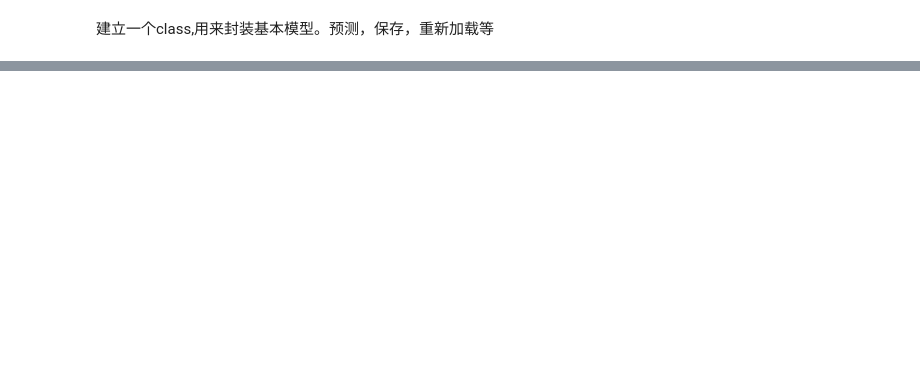
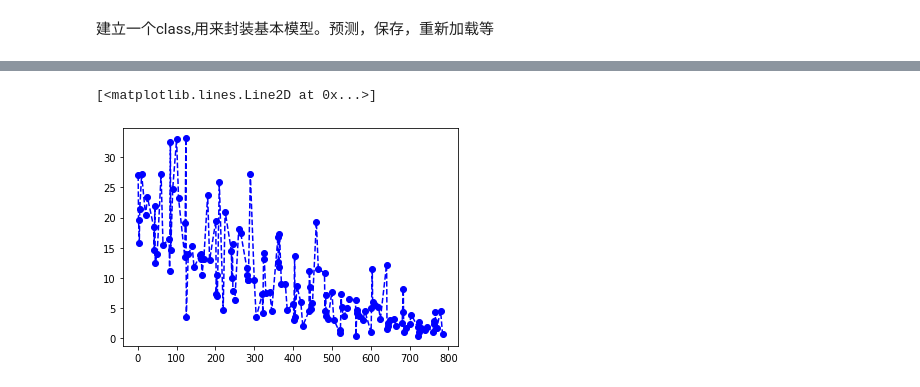
Before and after one commit to Xuweijia-buaa/python_test, a Jupyter notebook: FM-type-model-core-code-demo.ipynb, the cells around one changed output, grey strips where cells are left out. Cells and saved outputs as stored; diff of their text form; code cells hidden in the pictures; blank space fills up the shorter version.

```diff
--- a/FM-type-model-core-code-demo.ipynb
+++ b/FM-type-model-core-code-demo.ipynb
@@ -532,7 +563,7 @@ FM部分相同，但共享底层的embedding部分。把样本原始离散特征
 # %%
 # deepFM： 标准的。 或者上述k个元素作为特征统一拼到deep的
 class deepFM(nn.Module):
-    def __init__(self,n_field,n_features,embed_size,hiddens,dropout=0,batchnorm=True):
+    def __init__(self,n_field,n_features,embed_size,hiddens,dropout=0,batchnorm=True,init_w=False):
         """
         标准DeepFM
         n_field: 原始特征数目
@@ -560,7 +591,8 @@ class deepFM(nn.Module):
         self.mlp=self.build_mlp(input_size,hiddens)                           #多层mlp.输出hidden  是一个ModuleList
         self.finallinear=nn.Linear(hiddens[-1],1,bias=True)                   #最后一层linear
 
-        #self.__init_deep_weight__()                                           # 初始化权重。(可以按情况调用。现在用kaiming)
+        if init_w:
+            self.__init_deep_weight__()                                       # 初始化权重。(可以按情况调用。现在用kaiming)
 
     def __init_wide_weight__(self):              # 初始化权重.默认是N(0,1)
         inn=n_features-1
@@ -616,10 +648,10 @@ class deepFM(nn.Module):
         batch_size=f_p.shape[0]
 
         # FM-part    每个filed 向量22交互
-        w=self.W(f_p).reshape(batch_size,-1)              # B,n   每个样本根据原始特征，找到对应位置处的w
+        w=self.W(f_p.long()).reshape(batch_size,-1)       # B,n   每个样本根据原始特征，找到对应位置处的w
         y_score1=self.w0 + torch.sum(torch.mul(w,f_x),1)  # B,1   wixi+b  B,n -->   B,1.  要是不sum，也可以作为n个特征。
 
-        embed=self.feature_embed(f_p)                     # B,n,d 每个样本根据原始特征，找到对应位置处的embedding
+        embed=self.feature_embed(f_p.long())              # B,n,d 每个样本根据原始特征，找到对应位置处的embedding
         embed=torch.mul(embed,f_x.unsqueeze(2))           # B,n,d 样本的每个向量乘上对应的xi： xi* embedding
         e_sum= torch.sum(embed,1)                         # B,d   每个样本。所有embedding对应维度元素相加，得到e_sum
         e_sum_square=torch.square(e_sum)                  # B,d   (e_sum)^2
@@ -632,7 +664,8 @@ class deepFM(nn.Module):
         x=torch.reshape(embed,[-1,self.n_field*self.k])           # 输入是所有原始特征对应embedding的拼接
         for layer in self.mlp:
             if(layer.__class__.__name__=='Linear'):
-                print(x.shape,x.mean(),x.std())        # 可以画一下数据分布
+                pass
+                #print(x.mean(),x.std())        # 可以画一下数据分布
             x=layer(x)
 
         y_deep=self.finallinear(x).squeeze(-1)         # (B，)
@@ -722,10 +763,9 @@ ss=StandardScaler()
 ss.fit(raw_df[con_col])                           #归一化
 raw_df[con_col]=ss.transform(raw_df[con_col])     # 测试做相同处理
 
-f_trans=FeaturePosTrans(dis_col,con_col,10)           # 映射到对应id. 出现10次以下的作为UNK
+f_trans=FeaturePosTrans(dis_col,con_col,0)           # 映射到对应id. 出现10次以下的作为UNK
 f_trans.fit(raw_df)
-feature_pos,feature_values=f_trans.transform(raw_df)  # 测试集做相同处理。用相同的原始con_col,dis_col。 总的
-
+feature_pos,feature_values=f_trans.transform(raw_df,label)  # 测试集做相同处理。用相同的原始con_col,dis_col。 label只是用来删除掉该列
 cols=dis_col+con_col
 # %% [markdown]
 处理过的数据，划分cv。 训练5个模型，用5个模型的平均作为最终结果（同时也保存这5个模型。作为衡量该模型最终表现的量度）
@@ -840,19 +983,23 @@ class WrapModel(object):
 # %%
 parser = argparse.ArgumentParser()                             # 超参数
 parser.add_argument('--embed_size', type=int, default=8)
-parser.add_argument('--hiddens', type=str, default='256,56,32',help='deepfm的mlp层数')
 parser.add_argument('--dropout', type=float, default=0,help='默认没有dropout')
 parser.add_argument('--batchnorm', type=bool, default=False,help='默认没有batchnorm')
-parser.add_argument('--epochs', type=int, default=5)
-parser.add_argument('--lr', type=float, default=8e-5,help='优化器步长')
+parser.add_argument('--epochs', type=int, default=20)
+parser.add_argument('--max_grad_norm', type=float, default=1.0)  #1
 parser.add_argument('--optimizer', type=str, default='adamaW')
-parser.add_argument('--max_grad_norm', type=float, default=1.0)
+parser.add_argument('--lr', type=float, default=0.001,help='优化器步长') # 8e-5
+parser.add_argument('--schedule_lr', type=bool, default=False,help='是否优化lr,先warm再降低')
+parser.add_argument('--init_w', type=bool, default=False,help='是否用xvaier/kaiming等随机初始化')
+parser.add_argument('--hiddens', type=str, default='256,56,32',help='deepfm的mlp层数')
+parser.add_argument('--batch_size', type=int, default=32)
+parser.add_argument('--display_steps', type=int, default=100,help='打印日志的step间隔')
+parser.add_argument('--eval_steps', type=int, default=500)
+parser.add_argument('--eval_batch_size', type=int, default=4096)
+parser.add_argument('--test_batch_size', type=int, default=32)
 parser.add_argument('--no-cuda', type=bool, default=False,help='是否用GPU')
 parser.add_argument('--gpu', type=int, default=0,help='GPU设备id')
 parser.add_argument('--random_seed', type=int, default=2020)
-parser.add_argument('--eval_steps', type=int, default=500)
-parser.add_argument('--display_steps', type=int, default=100)
-parser.add_argument('--eval_batch_size', type=int, default=4096)
 args = parser.parse_args(args=[])                              # jupyter里需要加args=[]
 args.dis_col=dis_col
 args.con_col=con_col
@@ -1032,0 +1065,5 @@ CTRmodel.train(trainDataset)
+# %%
+plt.plot(CTRmodel.steps, CTRmodel.losses, 'bo--')  # 每个step的单个loss
+# %% [output]
+[<matplotlib.lines.Line2D at 0x...>]
+[figure, added]
```
Also changed, not shown: parts of 47 cells of this notebook, 7 other files.
